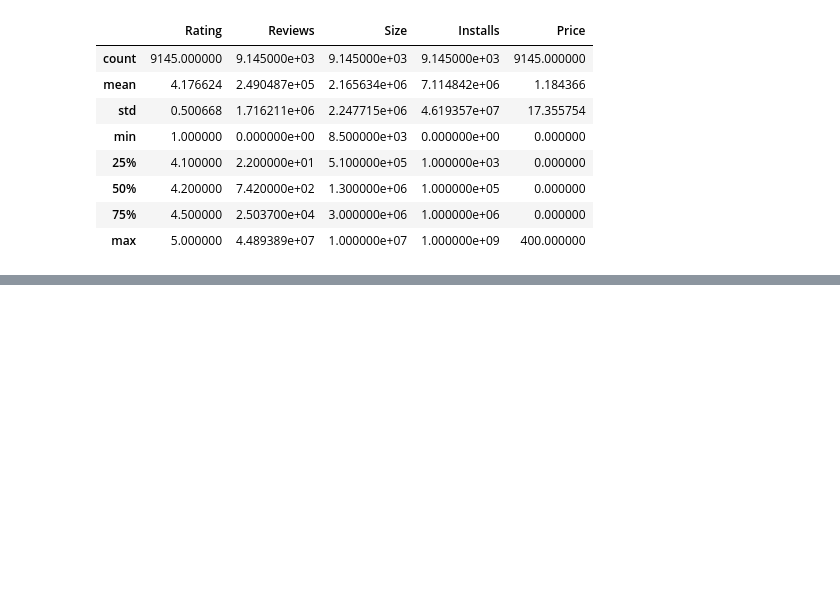
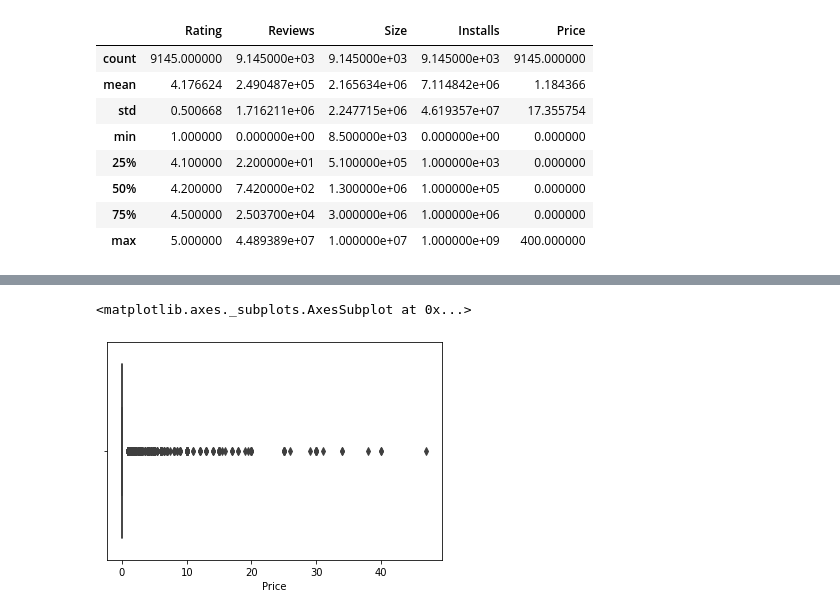
Before and after one commit to lawish/EDA_Team_notebook, a Jupyter notebook: EDA_Team_notebook_Capstone_Project.ipynb, the cells around one changed output, grey strips where cells are left out. Drawn from its saved outputs; the diff is of its cells as text; code cells hidden in the pictures; blank space fills up the shorter version.

```diff
--- a/EDA_Team_notebook_Capstone_Project.ipynb
+++ b/EDA_Team_notebook_Capstone_Project.ipynb
@@ -257,0 +311,5 @@ playstore_df_new.describe()
+# %%
+sns.boxplot(x=df['Price'])
+# %% [output]
+<matplotlib.axes._subplots.AxesSubplot at 0x...>
+[figure, added]
```
Also changed, not shown: parts of 13 cells of this notebook.
